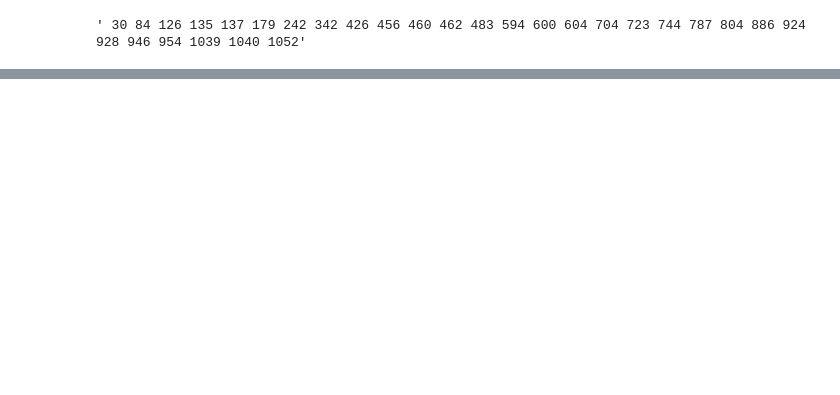
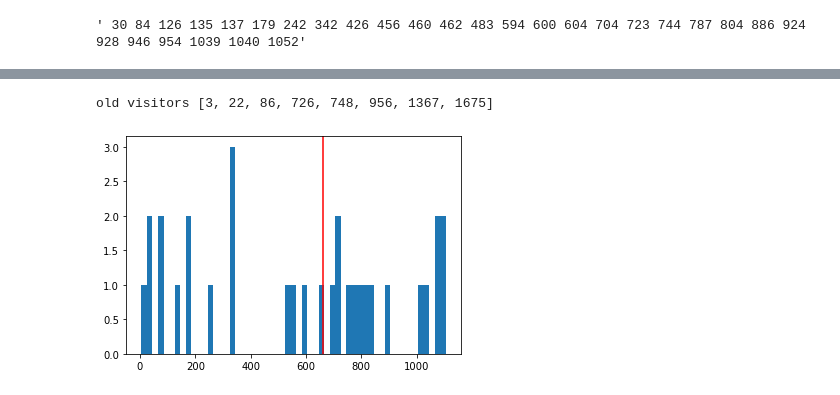
Before and after one commit to pbilinskyi/prediction-of-visits, a Jupyter notebook: notebook.ipynb, the cells around one changed output, grey strips where cells are left out. Drawn from its saved outputs; the diff is of its cells as text; code cells hidden in the pictures; blank space fills up the shorter version.

```diff
--- a/notebook.ipynb
+++ b/notebook.ipynb
@@ -283,0 +339,21 @@ def is_true_prediction(V_test, predicted_day):
+# %%
+# days = np.arange(1, n_days+1)
+
+def plot_visit_history(ind):
+    visits = parse_visits(ind)
+    binwidth = 20
+    plt.hist(visits, bins=range(min(visits), max(visits) + binwidth, binwidth));
+    plt.axvline(np.median(visits), color='red')
+# %%
+old_ind = []
+for ind in df.index:
+    visites = parse_visites(ind)
+    if (np.median(visites) > n_days*0.7):
+        old_ind.append(ind)
+
+young_ind = []
+for ind in df.index:
+    visites = parse_visites(ind)
+    if (np.median(visites) < n_days*0.3):
+        young_ind.append(ind)
+young_ind
@@ -283,0 +378,7 @@ def is_true_prediction(V_test, predicted_day):
+# %%
+print("old visitors", old_ind)
+# visites = parse_visites(3)
+plot_visit_history(14)
+# %% [output]
+old visitors [3, 22, 86, 726, 748, 956, 1367, 1675]
+[figure, added]
```
Also changed, not shown: parts of 21 cells of this notebook, 2 other files.
